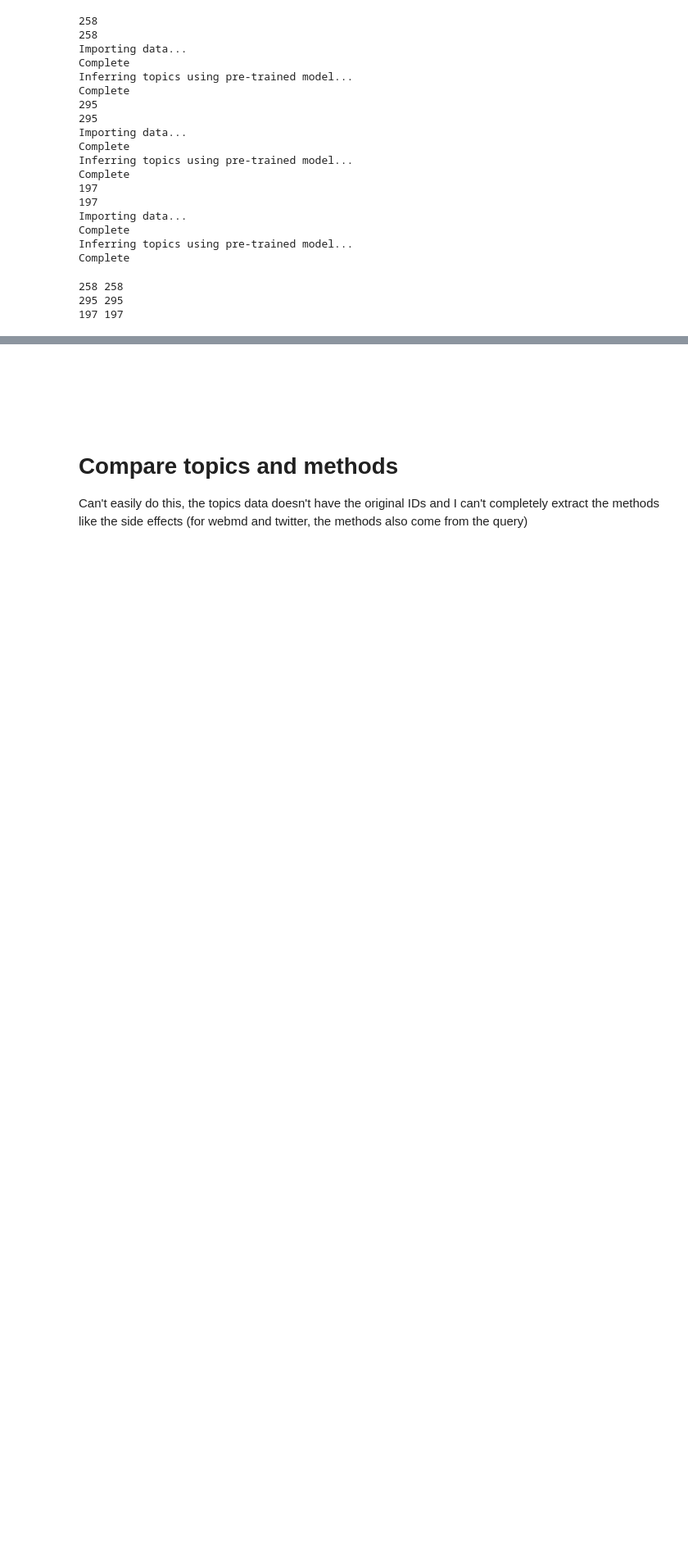
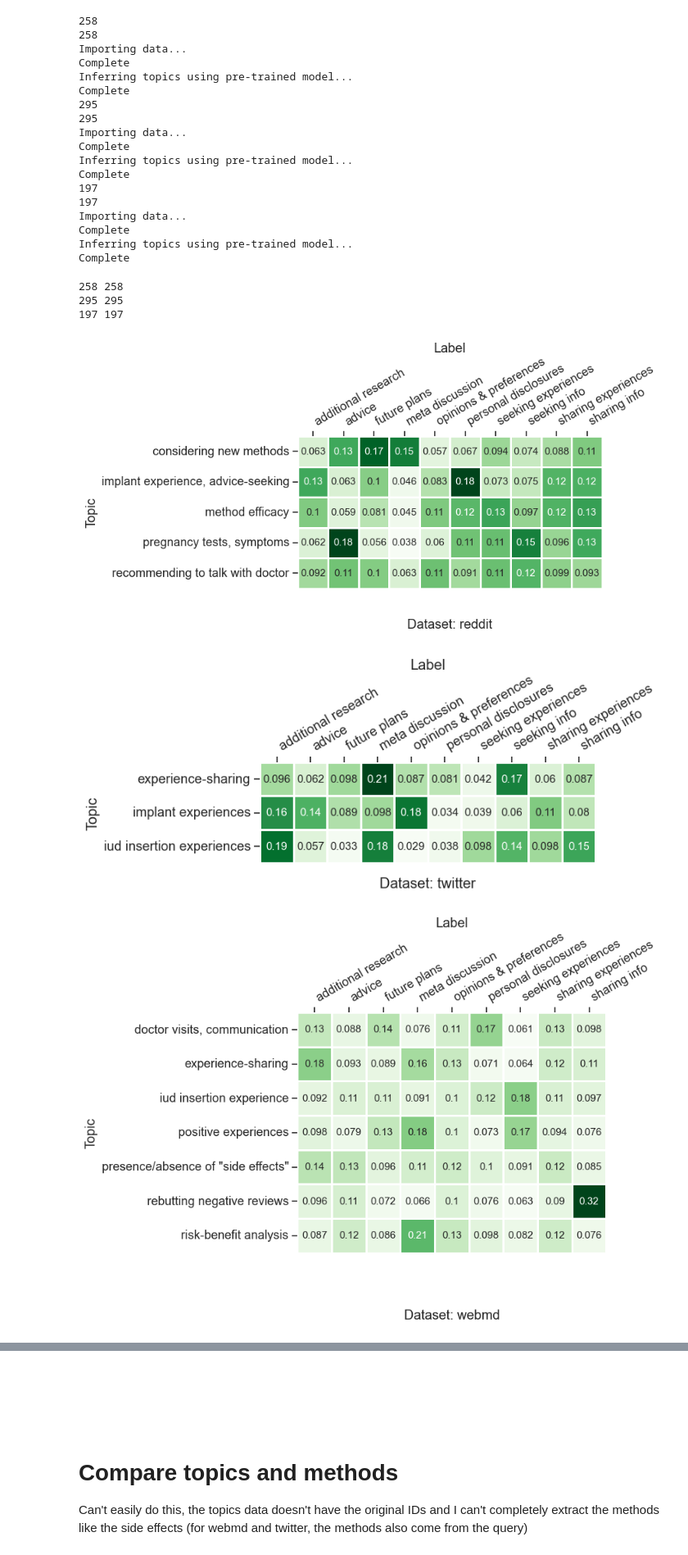
Before and after one commit to maria-antoniak/birth-control-maria, a Jupyter notebook: comparison-plots/compare_topics_side_effects.ipynb, the cells around one changed output, grey strips where cells are left out. Shown at 82% size. Saved outputs shown, nothing was run; the diff lists cells and outputs as text; code cells hidden in the pictures; blank space fills up the shorter version.

```diff
--- a/comparison-plots/compare_topics_side_effects.ipynb
+++ b/comparison-plots/compare_topics_side_effects.ipynb
@@ -583,4 +625,74 @@ print(len(source_distributions_dict['webmd']), len(source_training_dict['webmd']
 # %%
 for x in source_distributions_dict['webmd']:
     assert len(x) == 35
+# %%
+label_string_dict = {'SHARING PERSONAL EXPERIENCES': 'sharing experiences',
+                        'SHARING INFORMATION': 'sharing info',
+                        'SHARING-DESCRIBING ADDITIONAL RESEARCH': 'additional research',
+                        'META DISCUSSION': 'meta discussion',
+                        'SHARING OPINIONS AND PREFERENCES': 'opinions & preferences',
+                        'SEEKING INFORMATION': 'seeking info',
+                        'SHARING PERSONAL BACKGROUND': 'personal disclosures',
+                        'SHARING FUTURE PLANS': 'future plans',
+                        'SEEKING EXPERIENCES': 'seeking experiences',
+                        'SHARING ADVICE': 'advice',
+                        'SHARING SECONDHAND EXPERIENCES': 'secondhand experiences',
+                        'SEEKING EMOTIONAL SUPPORT': 'seeking emotional support'}
+# %%
+for _source, _labels in source_labels_dict.items():
+
+    dicts_to_plot = []
+    for i, _label in enumerate(_labels):
+        if _label in ['SHARING PERSONAL EXPERIENCES',
+                        'SHARING INFORMATION',
+                        'SHARING-DESCRIBING ADDITIONAL RESEARCH',
+                        'META DISCUSSION',
+                        'SHARING OPINIONS AND PREFERENCES',
+                        'SEEKING INFORMATION',
+                        'SHARING PERSONAL BACKGROUND',
+                        'SHARING FUTURE PLANS',
+                        'SEEKING EXPERIENCES',
+                        'SHARING ADVICE',
+                        'SHARING SECONDHAND EXPERIENCES'
+                        'SEEKING EMOTIONAL SUPPORT']:
+                for _topic, _probability in enumerate(source_distributions_dict[_source][i]):
+                    if _topic in source_sensemaking_topics_dict_overlapping[_source]:
+                        dicts_to_plot.append({'Label': label_string_dict[_label].lower(),
+                                              'Topic Index': _topic,
+                                              'Topic': source_string_dict[_source][_topic],
+                                              'Probability': float(_probability),
+                                              'Source': _source})
+    df_to_plot = pd.DataFrame(dicts_to_plot)
+
+    df_wide = df_to_plot.pivot_table(index='Topic',
+                                    columns='Label',
+                                    values='Probability')
+    df_norm_col = (df_wide-df_wide.mean())/df_wide.std()
+    df_norm_row = df_wide.div(df_wide.sum(axis=1), axis=0)
+
+    plt.figure(figsize=(6,8))
+    sns.set(style='ticks', font_scale=1.2)
+    ax = sns.heatmap(df_norm_row,
+                     cmap='Greens',
+                     cbar=False,
+                     linewidths=1,
+                     annot=True,
+                     fmt='0.2g',
+                     square=True,
+                     annot_kws={'fontsize':11})
+    ax.xaxis.tick_top()
+    ax.xaxis.set_label_position('top')
+    plt.xticks(rotation=30, ha='left')
+    offset_distance=-0.15
+    if _source == 'twitter':
+        offset_distance = -0.25
+    elif _source == 'webmd':
+        offset_distance: 0.2
+    plt.title('Dataset: ' + _source, y=offset_distance)
+    plt.savefig(output_directory_path + '/plots/labeling/heatmap.topics_x_labels.percents.' + _source + '.pdf', bbox_inches='tight')
+    plt.show()
+# %% [output]
+[figure, added]
+[figure, added]
+[figure, added]
 # %%
```
Also changed, not shown: parts of 12 cells of this notebook, 1 other file.
